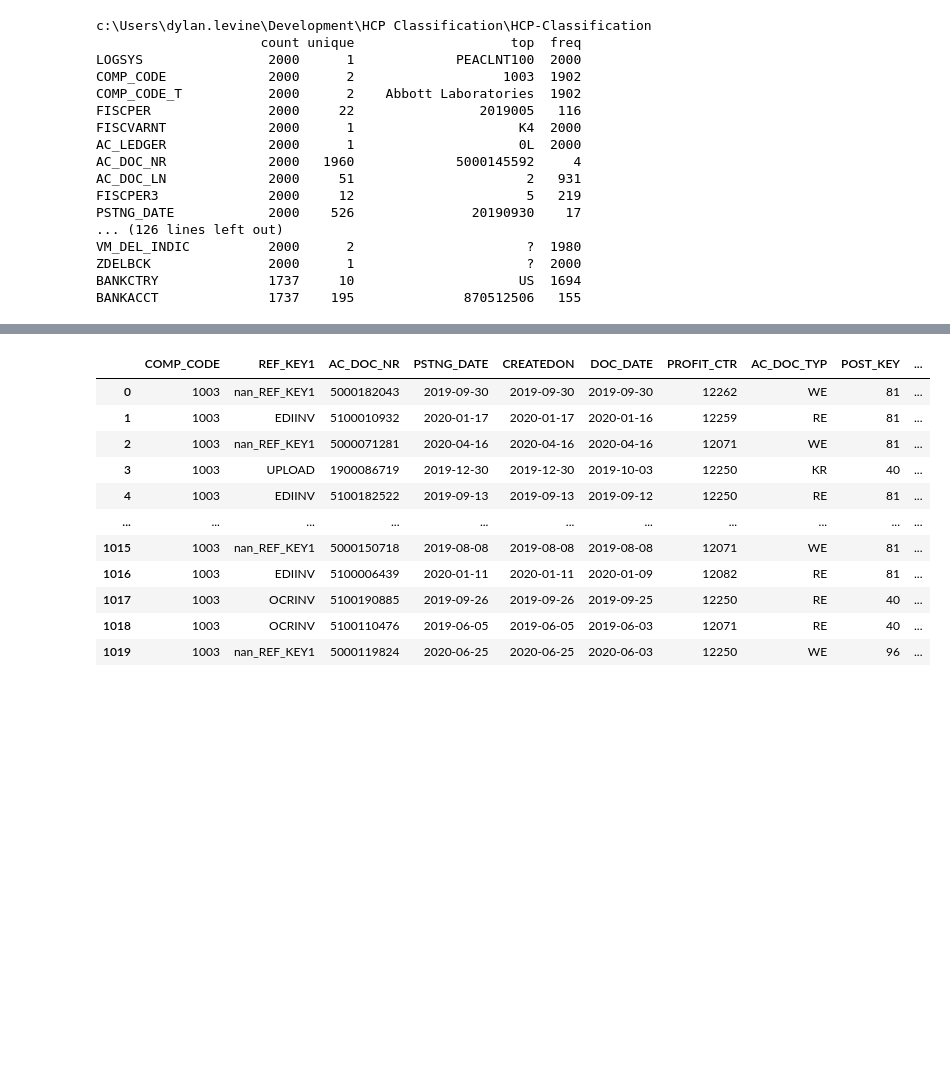
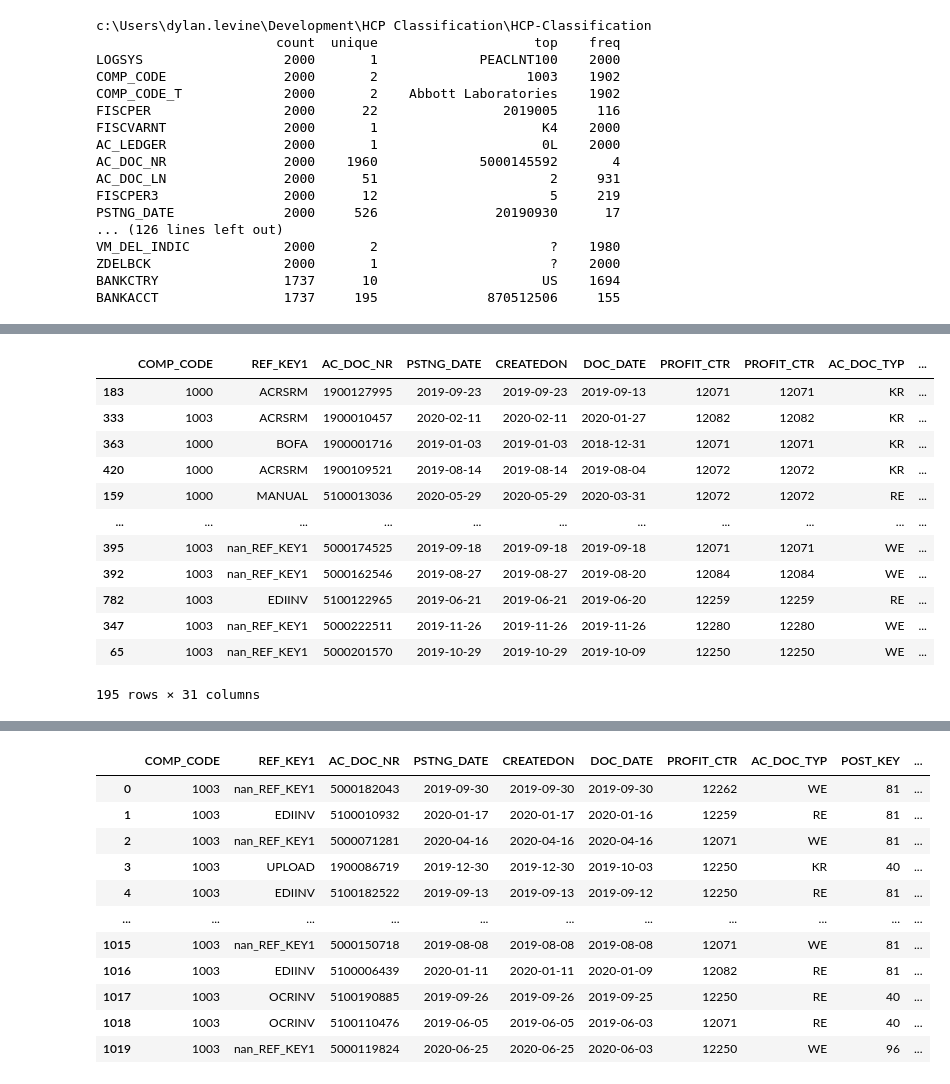
Before and after one commit to dylan1218/ClassificationProject, a Jupyter notebook: ModelsDL_unsup.ipynb, the cells around one changed output, grey strips where cells are left out. Cells and saved outputs as stored; diff of their text form; code cells hidden in the pictures; blank space fills up the shorter version.

Commit message:
Unsupervised_Analyzer class and methods

```diff
--- a/ModelsDL_unsup.ipynb
+++ b/ModelsDL_unsup.ipynb
@@ -325,0 +261,33 @@ IsolationForest(max_features=0.85, n_estimators=50, random_state=12345,
+# %%
+dfresults = modelVals.df[modelVals.originalFeatures]
+featureList = list(dftrain[dftrain.columns.drop(list(dftrain.filter(regex='ZTCODE')))].columns) #Filters fields NOT equal to given regex vals, use | for or logic
+
+modelsAnalyzer = Unsupervised_Analyzer(dftrain)
+modelObject = modelsAnalyzer.set_features(featureList)
+numpyArray = modelObject.numpy_features
+
+
+IsoForest = modelObject.FitIsolationForest().Models['IsolationForest']
+
+dfresults['scores'] = IsoForest.decision_function(numpyArray)
+dfresults['anomaly'] = IsoForest.predict(numpyArray)
+
+dfresults.to_csv(pathBase + "\Datasets\IFresults.csv")
+
+dfresults.loc[dfresults.anomaly == -1].sort_values(by='scores', ascending=True)
+
+#modelsAnalyzer.set_features(['ACCNT_GRPV_Z003']).features
+# %% [output]
+|  | COMP_CODE | REF_KEY1 | AC_DOC_NR | PSTNG_DATE | CREATEDON | DOC_DATE | PROFIT_CTR | PROFIT_CTR | AC_DOC_TYP | ... |
+| 183 | 1000 | ACRSRM | 1900127995 | 2019-09-23 | 2019-09-23 | 2019-09-13 | 12071 | 12071 | KR | ... |
+| 333 | 1003 | ACRSRM | 1900010457 | 2020-02-11 | 2020-02-11 | 2020-01-27 | 12082 | 12082 | KR | ... |
+| 363 | 1000 | BOFA | 1900001716 | 2019-01-03 | 2019-01-03 | 2018-12-31 | 12071 | 12071 | KR | ... |
+| 420 | 1000 | ACRSRM | 1900109521 | 2019-08-14 | 2019-08-14 | 2019-08-04 | 12072 | 12072 | KR | ... |
+| 159 | 1000 | MANUAL | 5100013036 | 2020-05-29 | 2020-05-29 | 2020-03-31 | 12072 | 12072 | RE | ... |
+| ... | ... | ... | ... | ... | ... | ... | ... | ... | ... | ... |
+| 395 | 1003 | nan_REF_KEY1 | 5000174525 | 2019-09-18 | 2019-09-18 | 2019-09-18 | 12071 | 12071 | WE | ... |
+| 392 | 1003 | nan_REF_KEY1 | 5000162546 | 2019-08-27 | 2019-08-27 | 2019-08-20 | 12084 | 12084 | WE | ... |
+| 782 | 1003 | EDIINV | 5100122965 | 2019-06-21 | 2019-06-21 | 2019-06-20 | 12259 | 12259 | RE | ... |
+| 347 | 1003 | nan_REF_KEY1 | 5000222511 | 2019-11-26 | 2019-11-26 | 2019-11-26 | 12280 | 12280 | WE | ... |
+| 65 | 1003 | nan_REF_KEY1 | 5000201570 | 2019-10-29 | 2019-10-29 | 2019-10-09 | 12250 | 12250 | WE | ... |
+195 rows × 31 columns
```
Also changed, not shown: parts of 14 cells of this notebook, 1 other file.
